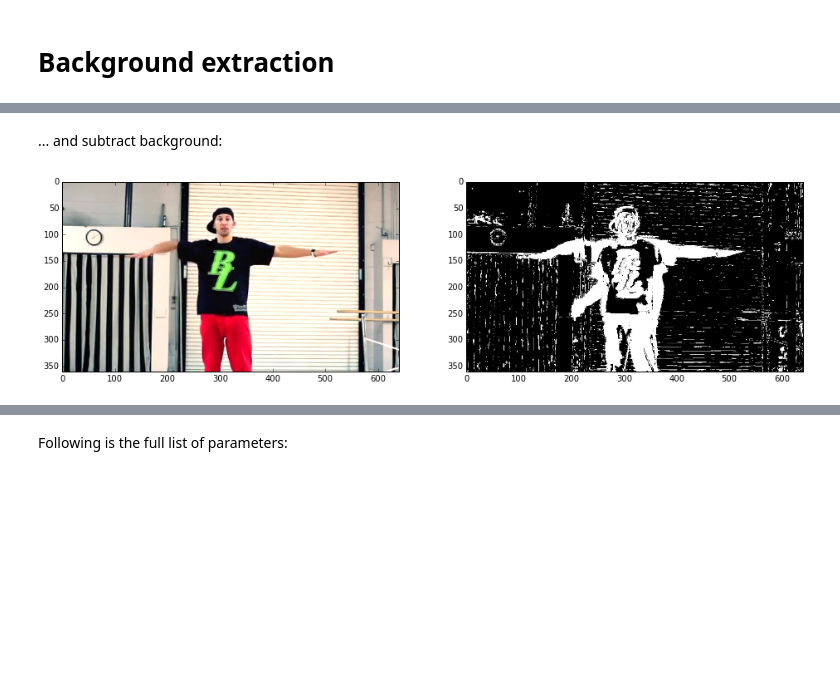
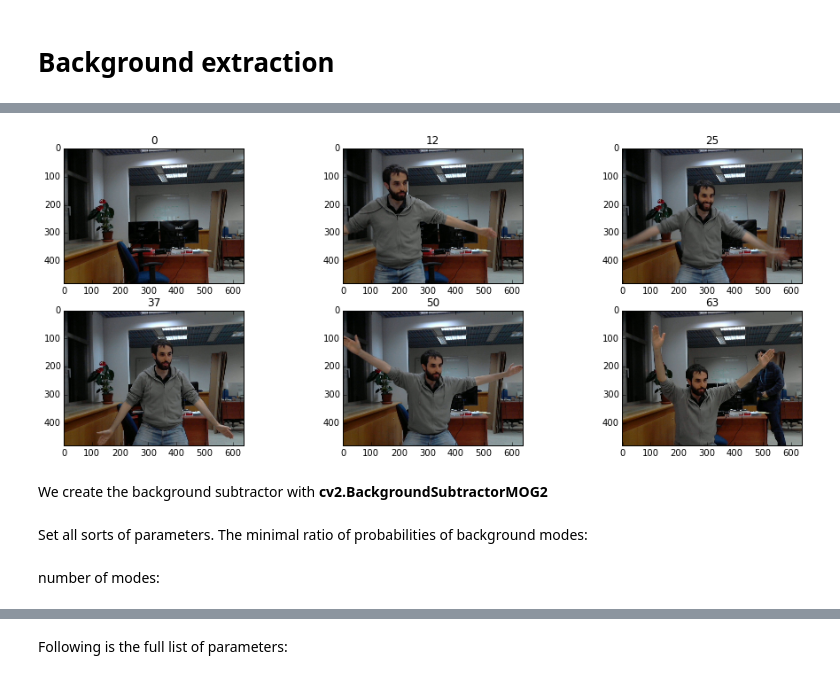
Before and after one commit to chengoldberg/xtr3d-challenge, a Jupyter notebook: notebooks/background.ipynb, the cells around one changed output, grey strips where cells are left out. Drawn from its saved outputs; the diff is of its cells as text; code cells hidden in the pictures; blank space fills up the shorter version.

```diff
--- a/notebooks/background.ipynb
+++ b/notebooks/background.ipynb
@@ -7,4 +7,9 @@ rcParams['figure.figsize'] = 16, 6
 import numpy as np
 import cv2
 import ipywidgets
+
+def preview_video(images):
+    frames = np.uint8(np.linspace(0,len(images)-1,6))
+    for index, frame_num in enumerate(frames):
+        subplot(2,3,index+1); title(frame_num); imshow(images[frame_num]);
 # %% [markdown]
@@ -27,29 +17,10 @@ imshow(video_frames[0])
-# %% [markdown]
-... and subtract background:
-# %%
-bs = cv2.BackgroundSubtractorMOG2(history=100, varThreshold=16, bShadowDetection=True)
-
-# Set all sorts of parameters
-# bs.setDouble('backgroundRatio', 0.7) # minimal ratio of probabilities of background modes
-bs.setInt('nmixtures', 7) # number of modes
-bs.setDouble('varThresholdGen', 9.) # threshold on the squared Mahalan. dist. to decide when a sample is
-    # close to the existing components. If it is not close to any a new component will be generated.
-bs.setDouble('fCT', 0) # this is related to the number of samples needed to accept that a component actually exists.
-    # The default is CT=0.05 of all the samples.
-
-
-fg_frames = []
-for i in range(len(video_frames)):
-    fg = bs.apply(video_frames[i]) # feed frames to background subtractor
-    fg_frames.append(fg)
-
-def show_frame(ind):
-    f, (ax1, ax2) = subplots(1, 2)
-    ax1.imshow(video_frames[ind])
-    ax2.imshow(fg_frames[ind])
-    gray()
-    draw()
-
-ipywidgets.interact(show_frame, ind=(0,len(fg_frames)-1), continuous_update=False)
-# %% [output]
-[figure, removed]
+# %%
+import os
+dir_path = '../inputs/image_sequence_1'
+video_frames = [cv2.cvtColor(cv2.imread(os.path.join(dir_path,x)), cv2.COLOR_BGR2RGB) for x in os.listdir(dir_path)]
+# %%
+preview_video(video_frames)
+# %% [output]
+[figure, added]
+# %% [markdown]
+We create the background subtractor with **cv2.BackgroundSubtractorMOG2**
@@ -55,0 +29,2 @@ ipywidgets.interact(show_frame, ind=(0,len(fg_frames)-1), continuous_update=Fals
+# %% [markdown]
+Set all sorts of parameters. The minimal ratio of probabilities of background modes:
@@ -55,0 +33,2 @@ ipywidgets.interact(show_frame, ind=(0,len(fg_frames)-1), continuous_update=Fals
+# %% [markdown]
+number of modes:
```
Also changed, not shown: parts of 13 cells of this notebook.
